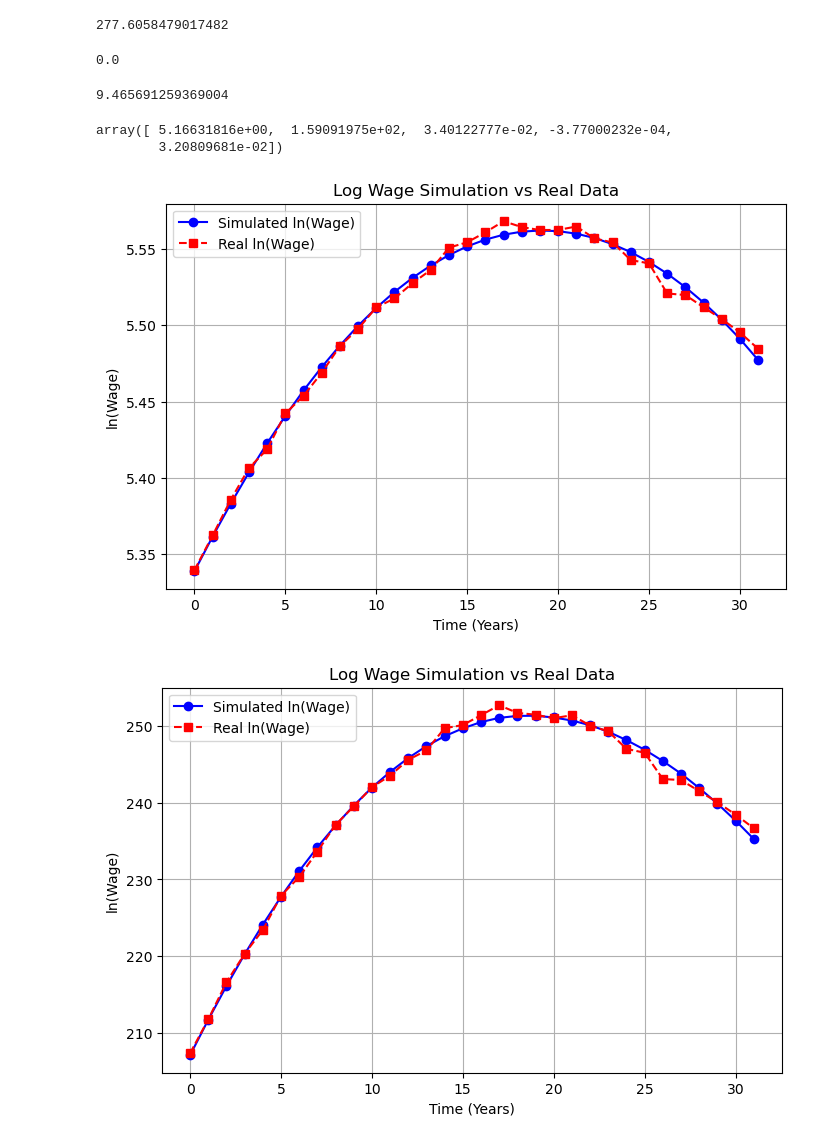
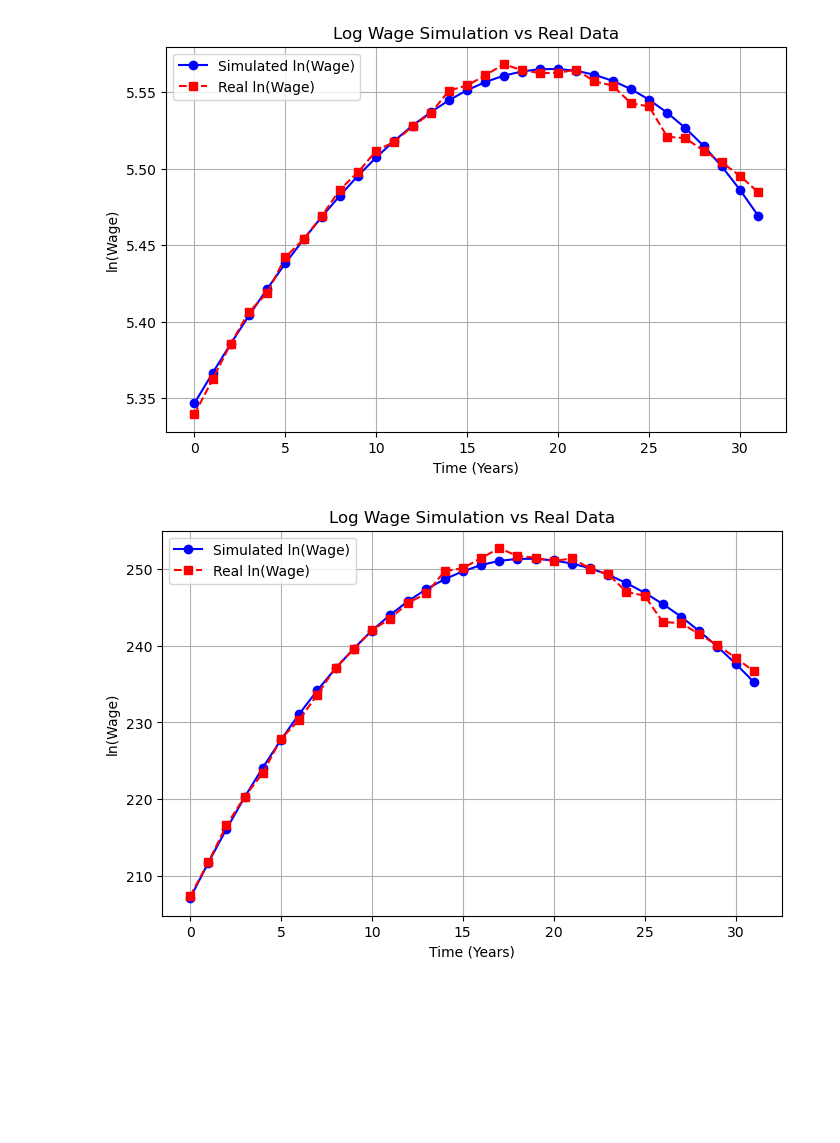
Before and after one commit to math869c/Design_retirement, a Jupyter notebook: Wage estimation.ipynb, the cells around one changed output. Saved outputs shown, nothing was run; the diff lists cells and outputs as text; code cells hidden in the pictures; blank space fills up the shorter version.

```diff
--- a/Wage estimation.ipynb
+++ b/Wage estimation.ipynb
@@ -106,28 +91,12 @@ beta1_est
-# %%
-np.exp((np.log(wages[0]) - alpha) / beta1_est)
-# %% [output]
-277.6058479017482
-# %%
-beta1_est * (sum_hours(0, k0_est, hours[0], delta_est))
-# %% [output]
-0.0
-# %%
-np.exp((np.log(wages[0]) + alpha) / beta1_est)
-# %% [output]
-9.465691259369004
-# %%
-estimated_params
-# %% [output]
-array([ 5.16631816e+00,  1.59091975e+02,  3.40122777e-02, -3.77000232e-04,
-        3.20809681e-02])
+# %%
+estimated_params = results_df.iloc[0, 0:-1]
 # %%
 def simulate(params, wages, hours):
-    alpha, k0, beta1, beta2, delta = params
+    k0, beta1, beta2, delta = params
     ln_wage = np.zeros(len(wages))
     for t in range(len(wages)):
         ln_wage[t] = (
-            alpha
-            + beta1 * (1 - delta) ** t * np.log(k0)
+            beta1 * (1 - delta) ** t * k0
             + beta1 * sum_hours(t, k0, hours, delta)
             + beta2 * t**2
         )
@@ -137,34 +106,34 @@ def simulate(params, wages, hours):
 
 
 ln_wage = simulate(estimated_params, wages, hours)
 
 
 import matplotlib.pyplot as plt
 
 def plot_ln_wage(ln_wage, man_hourly_salary, title="Log Wage Simulation vs Real Data",
                  xlabel="Time (Years)", ylabel="ln(Wage)"):
     plt.figure(figsize=(8, 5))
 
     # Convert real hourly salary to log scale for comparison
     ln_real_wage = np.log(man_hourly_salary)
 
     # Plot simulated ln_wage
     plt.plot(ln_wage, marker="o", linestyle="-", label="Simulated ln(Wage)", color='b')
 
     # Plot real ln(wage)
     plt.plot(ln_real_wage, marker="s", linestyle="--", label="Real ln(Wage)", color='r')
 
     plt.xlabel(xlabel)
     plt.ylabel(ylabel)
     plt.title(title)
     plt.legend()
     plt.grid(True)
     plt.show()
 
 # Example usage
 plot_ln_wage(ln_wage, wages)
 # %% [output]
-[figure, old version]
+[figure, new version]
 # %%
 plot_ln_wage(np.exp(ln_wage), np.exp(wages))
 # %% [output]
```
Also changed, not shown: parts of 7 cells of this notebook, 3 other files.
